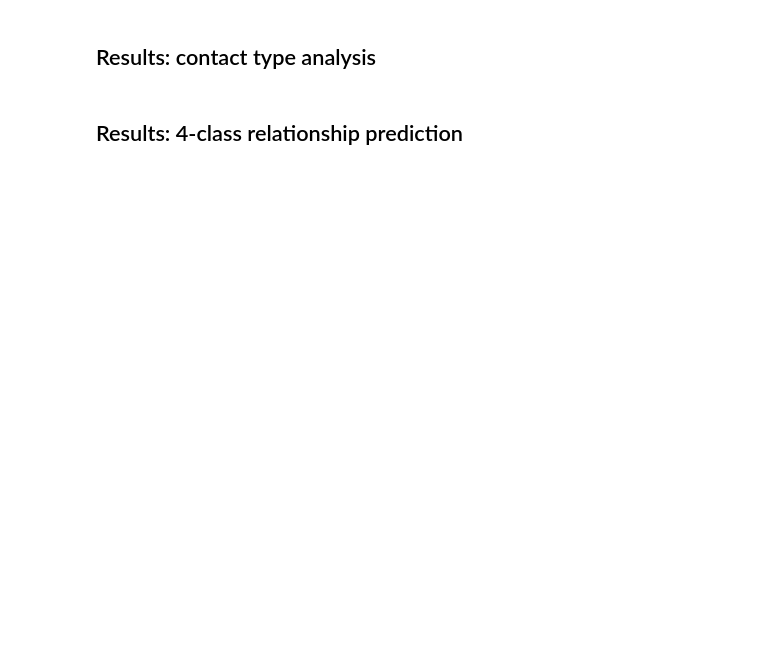
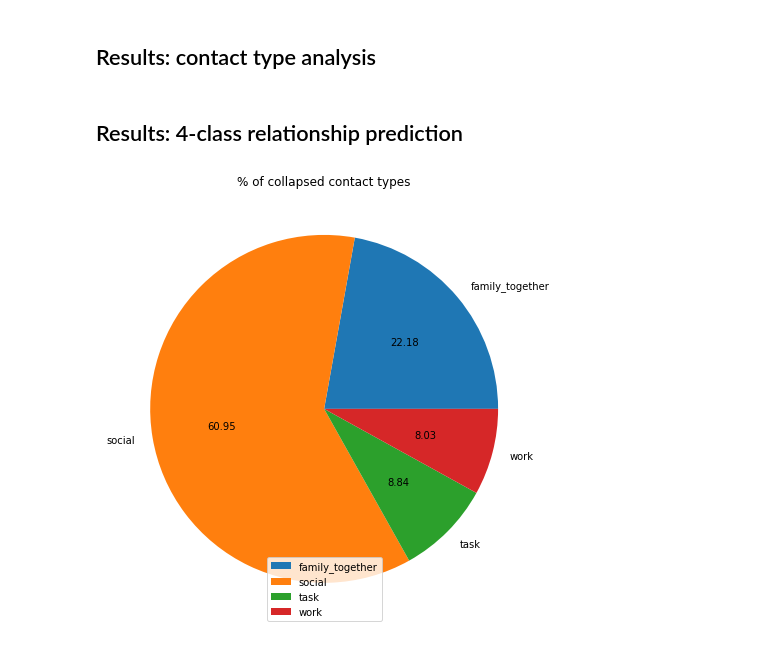
Before and after one commit to tliu526/relationship-prediction, a Jupyter notebook: notebooks/relationship_prediction.ipynb, the cells around one changed output. Cells and saved outputs as stored; diff of their text form; code cells hidden in the pictures; blank space fills up the shorter version.

```diff
--- a/notebooks/relationship_prediction.ipynb
+++ b/notebooks/relationship_prediction.ipynb
@@ -172,3 +321,43 @@ plt.show()
 ## Results: contact type analysis
 # %% [markdown]
 ## Results: 4-class relationship prediction
+# %%
+replace_dict = {
+    'contact_type': {
+        "work": 0,
+        "friend": 1,
+        "family_live_separate": 1,
+        "task": 2,
+        "family_live_together": 3,
+        "sig_other": 3
+    }
+}
+
+
+predict_targets = [
+    'contact_type',
+    'q1_want',
+    'q2_talk',
+    'q3_loan',
+    'q4_closeness'
+]
+
+
+train_data = top_5_baseline_train.replace(replace_dict)
+test_data = top_5_baseline_test.replace(replace_dict)
+
+test_y = test_data['contact_type']
+
+contact_types_4clf = ['work', 'social', 'task', 'family_together']
+rev_replace_dict = {idx:v for idx, v in enumerate(contact_types_4clf)}
+# %%
+train_data_4clf = train_data.replace({'contact_type': rev_replace_dict})
+# %%
+types_4clf = train_data_4clf.drop_duplicates('combined_hash').groupby('contact_type').count()
+types_4clf.plot.pie('pid', autopct='%.2f', figsize=(8,8))
+plt.title('% of collapsed contact types')
+plt.legend(loc='lower center')
+plt.ylabel("")
+plt.show()
+# %% [output]
+[figure, added]
```
Also changed, not shown: parts of 21 cells of this notebook.
